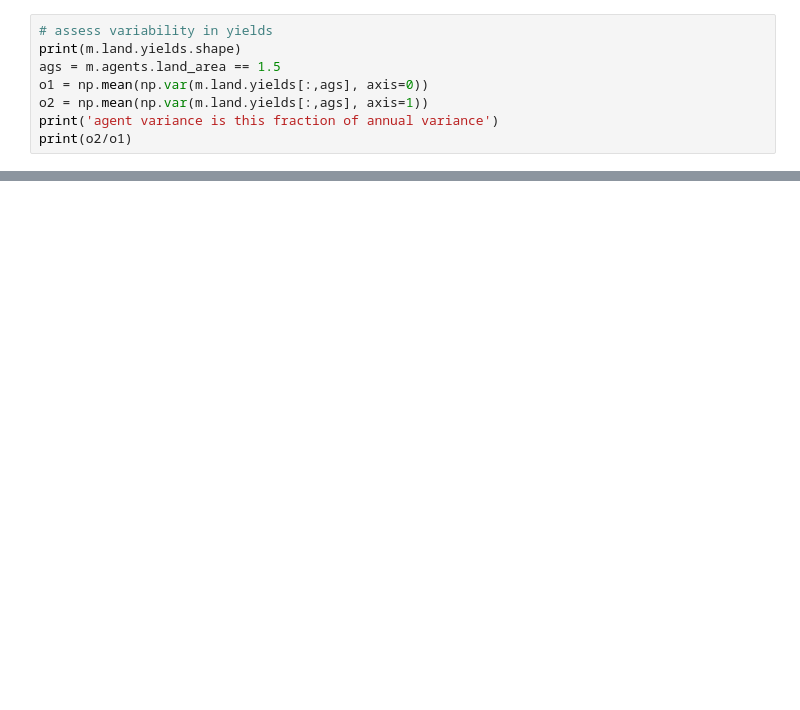
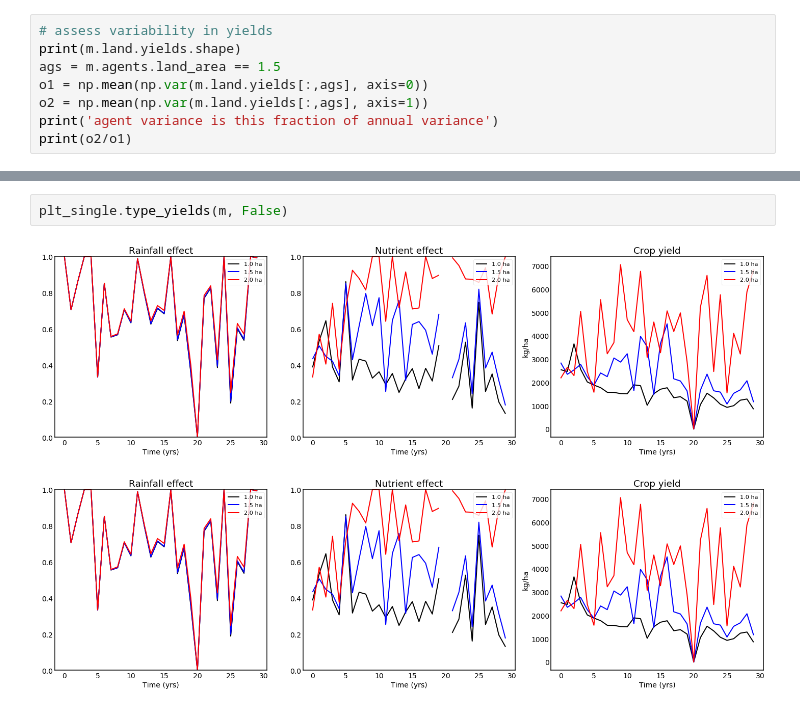
Before and after one commit to t-g-williams/adaptation_abm, a Jupyter notebook: experiments/explore_model.ipynb, the cells around one changed output, grey strips where cells are left out. Saved outputs shown, nothing was run; the diff lists cells and outputs as text; blank space fills up the shorter version.

```diff
--- a/experiments/explore_model.ipynb
+++ b/experiments/explore_model.ipynb
@@ -54,0 +169,5 @@ print(o2/o1)
+# %%
+plt_single.type_yields(m, False)
+# %% [output]
+[figure, added]
+[figure, added]
```
Also changed, not shown: parts of 10 cells of this notebook, 6 other files.
